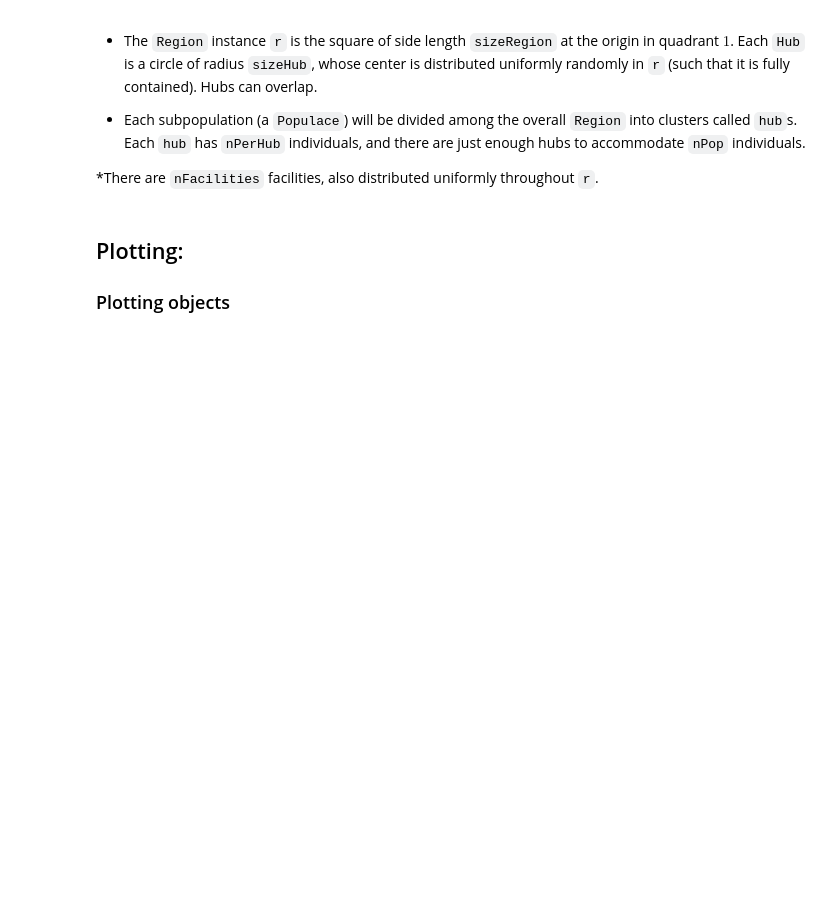
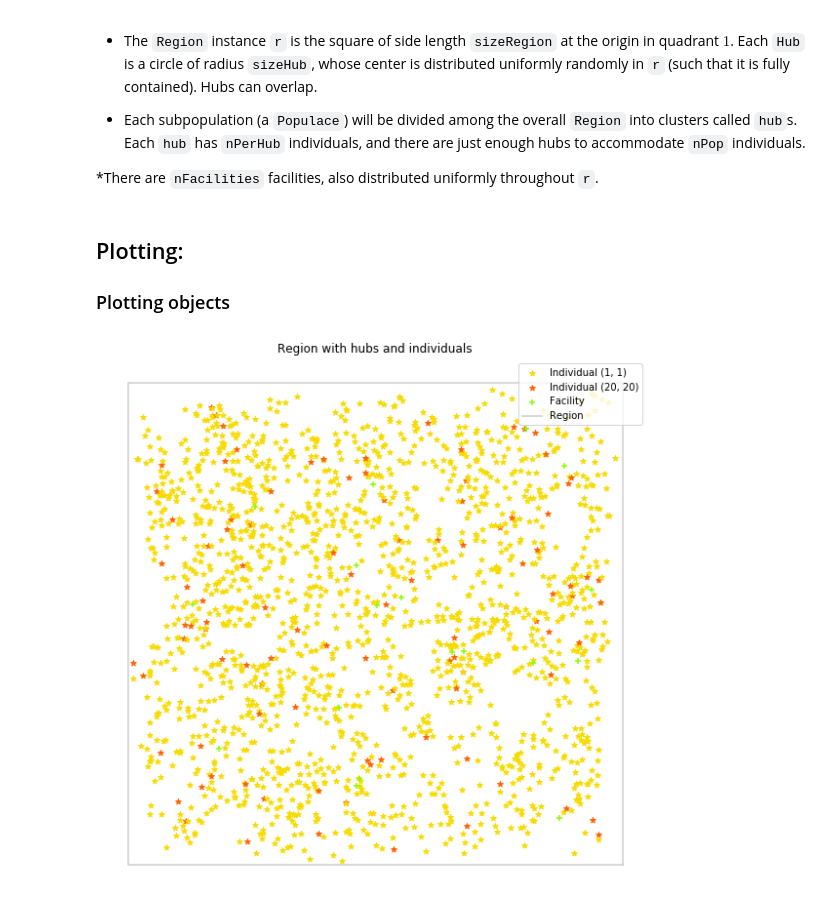
Before and after one commit to zsiegel92/populationModel, a Jupyter notebook: fairAssignment.ipynb, the cells around one changed output. Cells and saved outputs as stored; diff of their text form; code cells hidden in the pictures; blank space fills up the shorter version.

```diff
--- a/fairAssignment.ipynb
+++ b/fairAssignment.ipynb
@@ -66,34 +66,36 @@ def plotAllObjects():
 		# hub.geom.plotSelf(color = colorHub,label=labelHub)
 	# plt.plot(*r.getHubCoordinates(), color=colors.pop(),label=labelHub)
 	## Plot Individuals
 	labelIndividuals = "Individual"
 	def plotIndividuals():
 		# plt.scatter(*pop.getIndividualCoordinates(),marker="*",c="blue",label="Individual")
 		weights = pop.getIndividualParameterSums()
 		color_weight_map = {weight : colors.pop() for weight in set(weights)}
 		individual_colors = [color_weight_map[weight] for weight in weights]
 		individual_labels = [f"{labelIndividuals} {individual.parameters}" for individual in r.individuals]
 		for i,individual in enumerate(r.individuals):
 			plt.scatter(*individual.location.xy,marker = "*",c=[individual_colors[i]],label=individual_labels[i])
 
 	plotIndividuals()
 
 	## Plot Facilities
 	labelFacility = "Facility"
 	plt.scatter(*r.getFacilityLocations(),marker="+",c=[colors.pop()],label=labelFacility)
 
 	## Create Legend
 	legend_dict = {artist.properties().get('label') : artist for artist in ax.collections.copy() + ax.lines.copy()}
 	plt.legend(legend_dict.values(),legend_dict.keys(),loc="upper right")
 	# removeByLabel("Hub",ax)
 	plt.show(block=False)
 	# plt.close(fig)
 	return fig,ax
 
 
 ## Uncomment to view population.
 ## Comment if taking too long.
-# fig,ax = plotAllObjects()
+fig,ax = plotAllObjects()
+# %% [output]
+[figure, added]
 # %%
 ### Get distances
 def get_distances_to_facilities(individuals):
```
Also changed, not shown: parts of 3 cells of this notebook.
